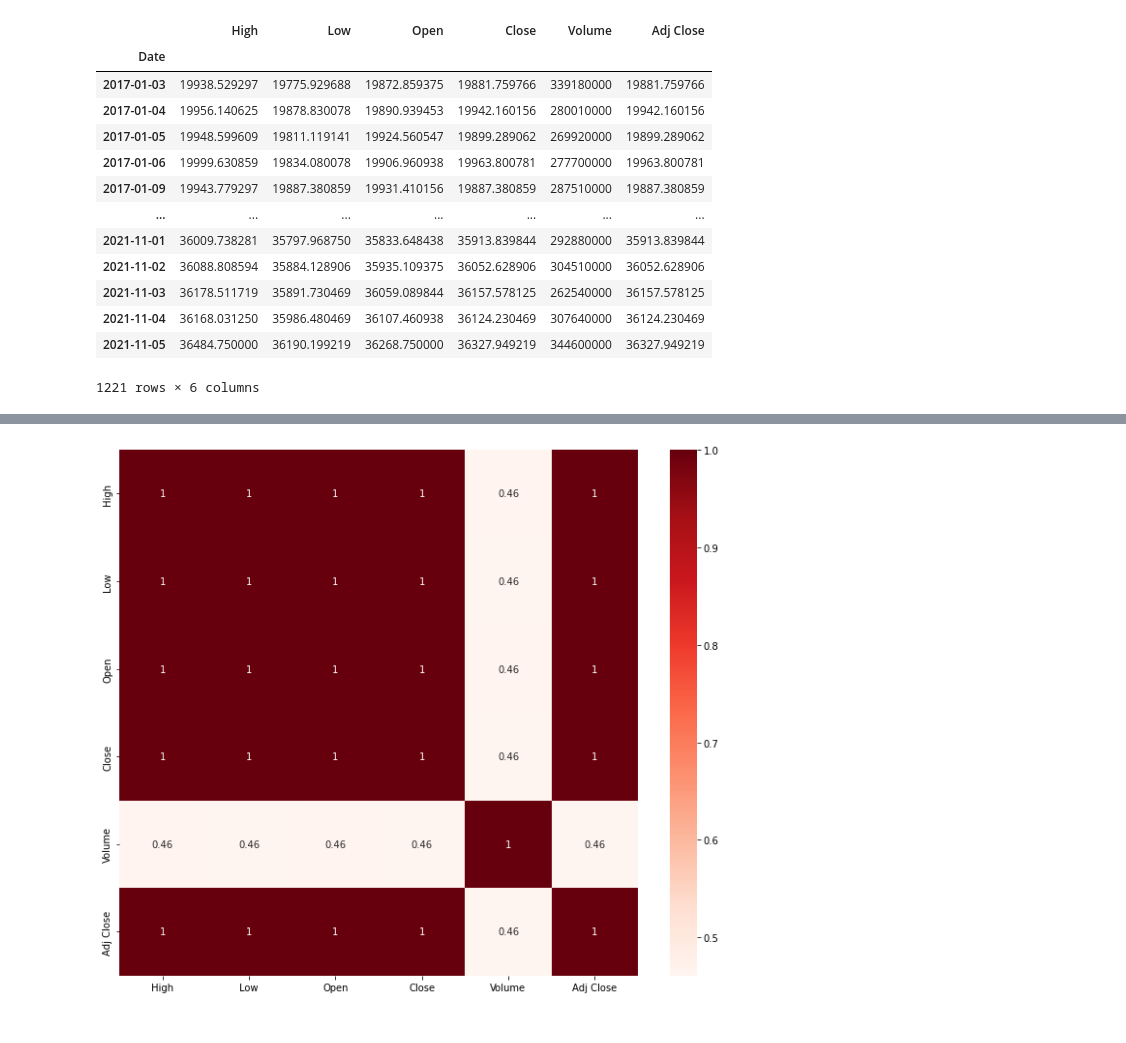
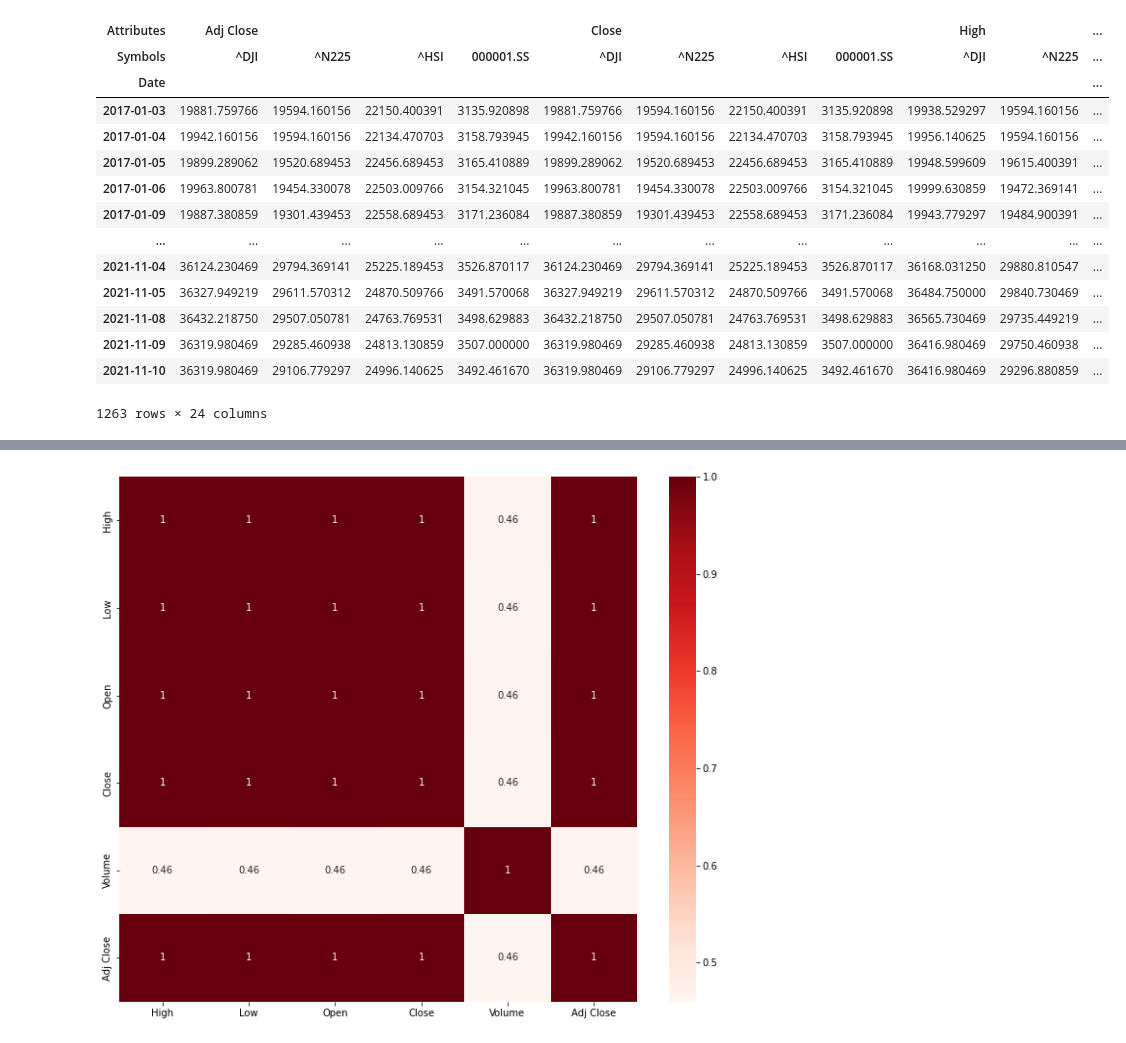
Before and after one commit to pro10150/stock-prediction, a Jupyter notebook: stock-prediction.ipynb, the cells around one changed output, grey strips where cells are left out. Cells and saved outputs as stored; diff of their text form; code cells hidden in the pictures.

```diff
--- a/stock-prediction.ipynb
+++ b/stock-prediction.ipynb
@@ -8,21 +8,26 @@ import talib
 from sklearn.preprocessing import MinMaxScaler
 # %%
 scaler = MinMaxScaler()
+# %%
+ticker = ['^DJI', '^N225', '^HSI', '000001.SS']
 # %%
-dji = pdr.get_data_yahoo("^DJI", start="2017-01-01", end="2021-12-31")
-dji
+data = pdr.get_data_yahoo(ticker, start="2017-01-01", end="2021-12-31")
+data = data.fillna(method='bfill')
+data = data.fillna(method='ffill')
+data
 # %% [output]
-|  | High | Low | Open | Close | Volume | Adj Close |
-| Date |  |  |  |  |  |  |
-| 2017-01-03 | 19938.529297 | 19775.929688 | 19872.859375 | 19881.759766 | 339180000 | 19881.759766 |
-| 2017-01-04 | 19956.140625 | 19878.830078 | 19890.939453 | 19942.160156 | 280010000 | 19942.160156 |
-| 2017-01-05 | 19948.599609 | 19811.119141 | 19924.560547 | 19899.289062 | 269920000 | 19899.289062 |
-| 2017-01-06 | 19999.630859 | 19834.080078 | 19906.960938 | 19963.800781 | 277700000 | 19963.800781 |
-| 2017-01-09 | 19943.779297 | 19887.380859 | 19931.410156 | 19887.380859 | 287510000 | 19887.380859 |
-| ... | ... | ... | ... | ... | ... | ... |
-| 2021-11-01 | 36009.738281 | 35797.968750 | 35833.648438 | 35913.839844 | 292880000 | 35913.839844 |
-| 2021-11-02 | 36088.808594 | 35884.128906 | 35935.109375 | 36052.628906 | 304510000 | 36052.628906 |
-| 2021-11-03 | 36178.511719 | 35891.730469 | 36059.089844 | 36157.578125 | 262540000 | 36157.578125 |
-| 2021-11-04 | 36168.031250 | 35986.480469 | 36107.460938 | 36124.230469 | 307640000 | 36124.230469 |
-| 2021-11-05 | 36484.750000 | 36190.199219 | 36268.750000 | 36327.949219 | 344600000 | 36327.949219 |
+| Attributes | Adj Close |  |  |  | Close |  |  |  | High |  | ... |
+| Symbols | ^DJI | ^N225 | ^HSI | 000001.SS | ^DJI | ^N225 | ^HSI | 000001.SS | ^DJI | ^N225 | ... |
+| Date |  |  |  |  |  |  |  |  |  |  | ... |
+| 2017-01-03 | 19881.759766 | 19594.160156 | 22150.400391 | 3135.920898 | 19881.759766 | 19594.160156 | 22150.400391 | 3135.920898 | 19938.529297 | 19594.160156 | ... |
+| 2017-01-04 | 19942.160156 | 19594.160156 | 22134.470703 | 3158.793945 | 19942.160156 | 19594.160156 | 22134.470703 | 3158.793945 | 19956.140625 | 19594.160156 | ... |
+| 2017-01-05 | 19899.289062 | 19520.689453 | 22456.689453 | 3165.410889 | 19899.289062 | 19520.689453 | 22456.689453 | 3165.410889 | 19948.599609 | 19615.400391 | ... |
+| 2017-01-06 | 19963.800781 | 19454.330078 | 22503.009766 | 3154.321045 | 19963.800781 | 19454.330078 | 22503.009766 | 3154.321045 | 19999.630859 | 19472.369141 | ... |
+| 2017-01-09 | 19887.380859 | 19301.439453 | 22558.689453 | 3171.236084 | 19887.380859 | 19301.439453 | 22558.689453 | 3171.236084 | 19943.779297 | 19484.900391 | ... |
+| ... | ... | ... | ... | ... | ... | ... | ... | ... | ... | ... | ... |
+| 2021-11-04 | 36124.230469 | 29794.369141 | 25225.189453 | 3526.870117 | 36124.230469 | 29794.369141 | 25225.189453 | 3526.870117 | 36168.031250 | 29880.810547 | ... |
+| 2021-11-05 | 36327.949219 | 29611.570312 | 24870.509766 | 3491.570068 | 36327.949219 | 29611.570312 | 24870.509766 | 3491.570068 | 36484.750000 | 29840.730469 | ... |
+| 2021-11-08 | 36432.218750 | 29507.050781 | 24763.769531 | 3498.629883 | 36432.218750 | 29507.050781 | 24763.769531 | 3498.629883 | 36565.730469 | 29735.449219 | ... |
+| 2021-11-09 | 36319.980469 | 29285.460938 | 24813.130859 | 3507.000000 | 36319.980469 | 29285.460938 | 24813.130859 | 3507.000000 | 36416.980469 | 29750.460938 | ... |
+| 2021-11-10 | 36319.980469 | 29106.779297 | 24996.140625 | 3492.461670 | 36319.980469 | 29106.779297 | 24996.140625 | 3492.461670 | 36416.980469 | 29296.880859 | ... |
-1221 rows × 6 columns
+1263 rows × 24 columns
```
Also changed, not shown: parts of 19 cells of this notebook.
